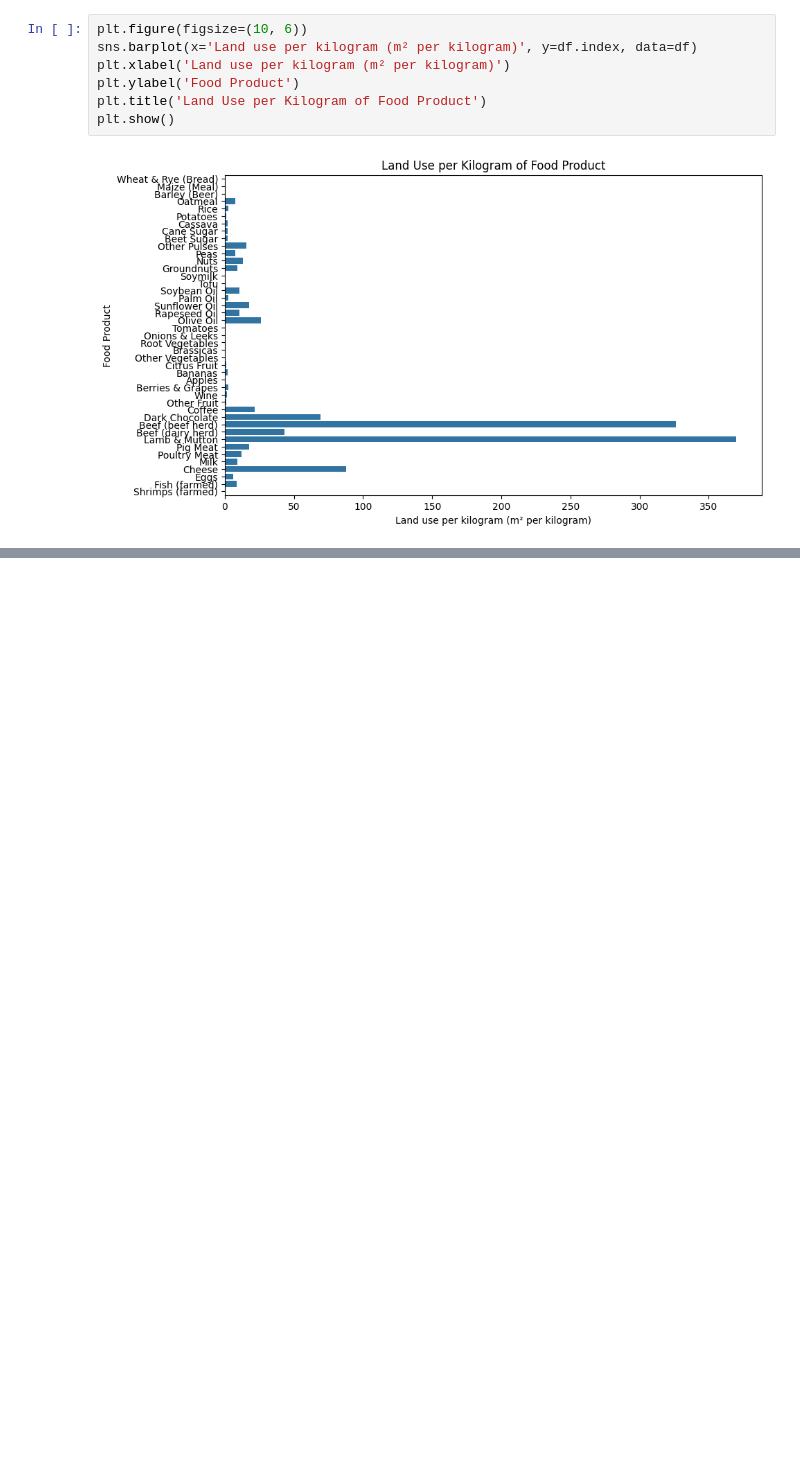
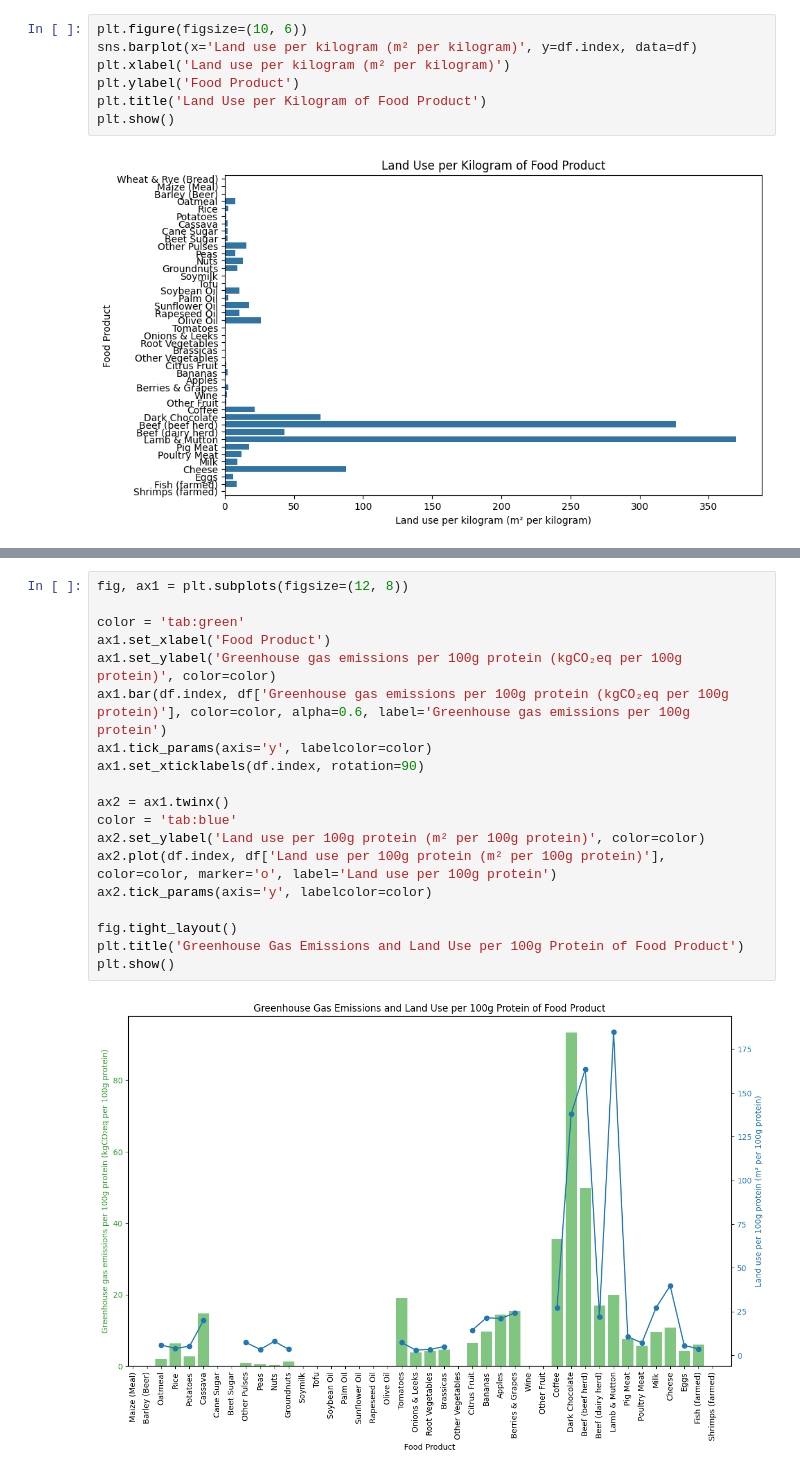
Before and after one commit to lukasbals/tomorrow-university, a Jupyter notebook: 08_orientation_group_challenge/food_production.ipynb, the cells around one changed output, grey strips where cells are left out. Cells and saved outputs as stored; diff of their text form; blank space fills up the shorter version.

Commit message:
add a figure for emissions and land use per 100g protein

```diff
--- a/08_orientation_group_challenge/food_production.ipynb
+++ b/08_orientation_group_challenge/food_production.ipynb
@@ -56,0 +59,21 @@ plt.show()
+# %%
+fig, ax1 = plt.subplots(figsize=(12, 8))
+
+color = 'tab:green'
+ax1.set_xlabel('Food Product')
+ax1.set_ylabel('Greenhouse gas emissions per 100g protein (kgCO₂eq per 100g protein)', color=color)
+ax1.bar(df.index, df['Greenhouse gas emissions per 100g protein (kgCO₂eq per 100g protein)'], color=color, alpha=0.6, label='Greenhouse gas emissions per 100g protein')
+ax1.tick_params(axis='y', labelcolor=color)
+ax1.set_xticklabels(df.index, rotation=90)
+
+ax2 = ax1.twinx()
+color = 'tab:blue'
+ax2.set_ylabel('Land use per 100g protein (m² per 100g protein)', color=color)
+ax2.plot(df.index, df['Land use per 100g protein (m² per 100g protein)'], color=color, marker='o', label='Land use per 100g protein')
+ax2.tick_params(axis='y', labelcolor=color)
+
+fig.tight_layout()
+plt.title('Greenhouse Gas Emissions and Land Use per 100g Protein of Food Product')
+plt.show()
+# %% [output]
+[figure, added]
```
Also changed, not shown: parts of 1 cell of this notebook.
